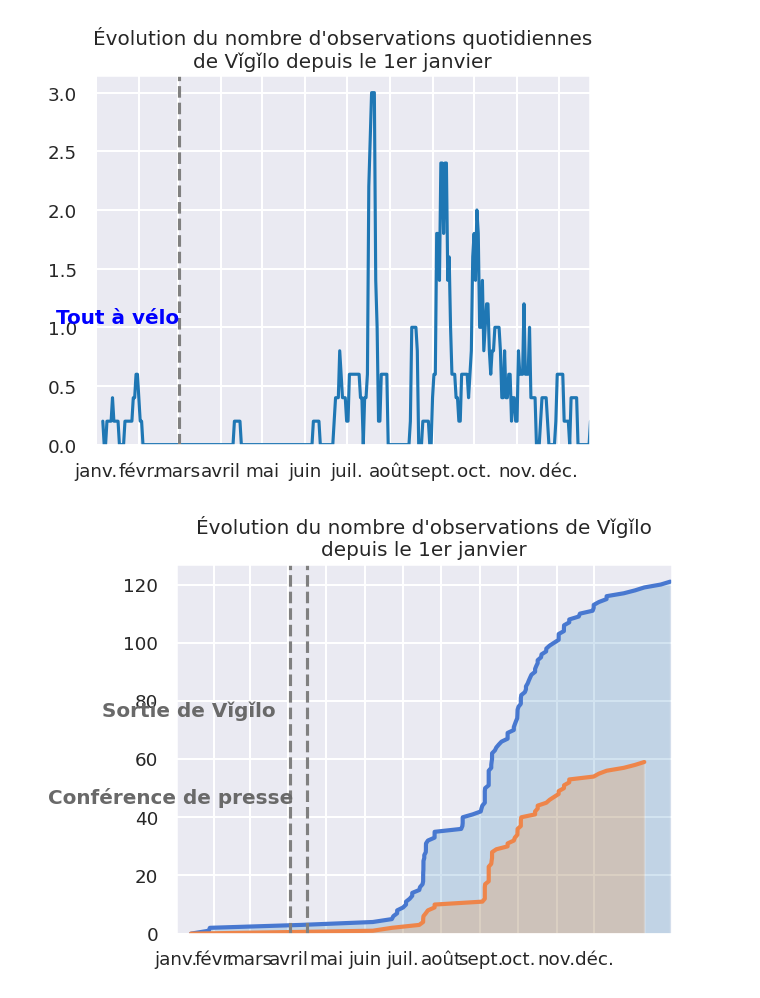
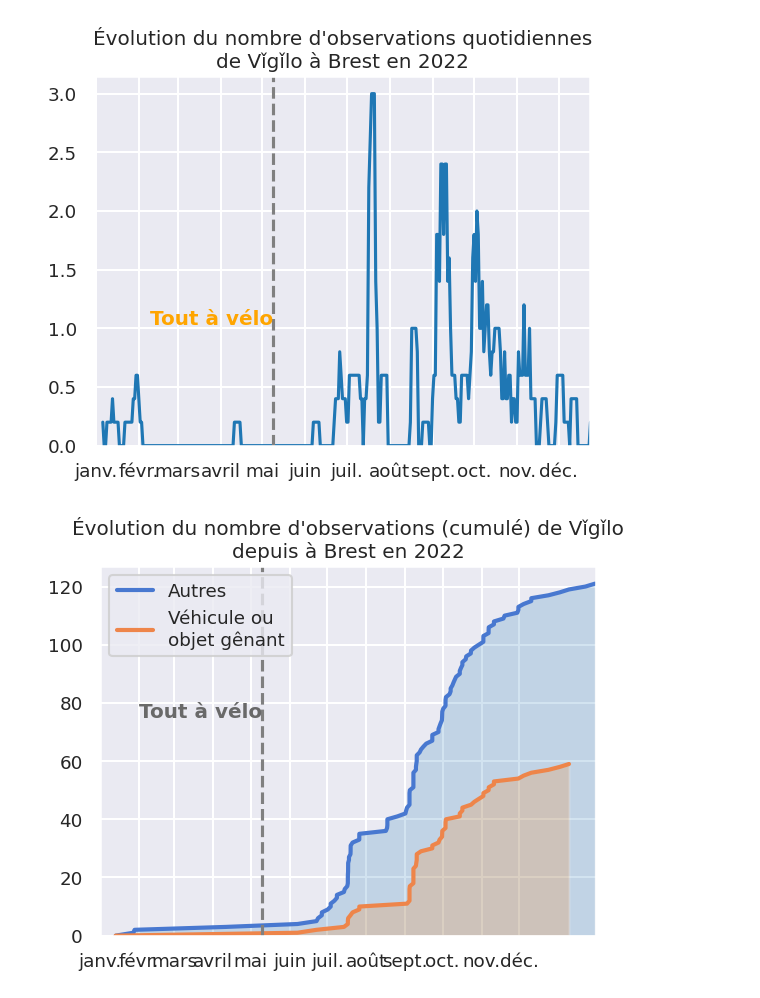
Before and after one commit to chenry02/vigilo-notebooks-bapav, a Jupyter notebook: vigilo_dashboard.ipynb, the cells around one changed output. Drawn from its saved outputs; the diff is of its cells as text; code cells hidden in the pictures.

```diff
--- a/vigilo_dashboard.ipynb
+++ b/vigilo_dashboard.ipynb
@@ -57,22 +57,22 @@ ax.set_xlim(0, count_smoothed.dropna().index.max())
 
 ylim = ax.get_ylim()
 if PLOT_VIGILO_RELEASE_DATE:
-    vigilo_release_date = datetime.datetime(year=2022, month=3, day=2).timetuple().tm_yday
+    vigilo_release_date = datetime.datetime(year=2022, month=5, day=9).timetuple().tm_yday
     ax.plot((vigilo_release_date, vigilo_release_date), (0, 10), '--', color='grey')
     ax.text(x=vigilo_release_date,
             y=1,
             s='Tout à vélo',
             horizontalalignment='right',
             verticalalignment='bottom',
-            color='blue',
+            color='orange',
             fontweight='bold')
 ax.set_ylim(0, ylim[1])
 
-plt.title("Évolution du nombre d'observations quotidiennes\nde Vǐgǐlo depuis le 1er janvier à Brest")
+plt.title("Évolution du nombre d'observations quotidiennes\nde Vǐgǐlo à Brest en 2022")
 
 plt.show()
 # %% [output]
-[figure, old version]
+[figure, new version]
 # %%
 # Afficher l'évolution du nombre d'observation depuis le premier janvier
 
@@ -92,48 +92,48 @@ ax.plot(x2, y2, color=orange, lw=3, label='Véhicule ou\nobjet gênant')
 ax.fill_between(x2, 0, y2, alpha=.2)
 
 ticks = [datetime.datetime(year=2022, month=x, day=1) for x in range(1, 13)]
-ticks_labels = [x.strftime('%b') for x in ticks]
+ticks_labels = [x.strftime('%h') for x in ticks]
 #plt.xticks(ticks, ticks_labels)
 #ticks = [datetime.datetime(year=2019, month=x, day=1).timetuple().tm_yday for x in range(1, 13)]
 #ticks_labels = [datetime.datetime(year=2019, month=x, day=1).strftime('%b') for x in range(1, 13)]
 plt.xticks(ticks, ticks_labels)
 ax.set_xlim(0, count_smoothed.dropna().index.max())
-#plt.gca().legend()
+plt.gca().legend()
 
 #ticks = [datetime.datetime(year=2019, month=x, day=1) for x in range(1, 13)]
 #ticks_labels = [x.strftime('%b') for x in ticks]
 #plt.xticks(ticks, ticks_labels)
 
 ylim = ax.get_ylim()
 
 if PLOT_VIGILO_RELEASE_DATE:
-    vigilo_release_date = datetime.datetime(year=2022, month=4, day=2)
+    vigilo_release_date = datetime.datetime(year=2022, month=5, day=10)
     ax.plot((vigilo_release_date, vigilo_release_date), (0, 1000000), '--', color='grey')
     ax.text(x=vigilo_release_date,
             y=80,
-            s='Sortie de Vǐgǐlo  ',
+            s='Tout à vélo',
             horizontalalignment='right',
             verticalalignment='top',
             color='dimgrey',
             fontweight='bold')
 
-if PLOT_VIGILO_PRESS_CONFERENCE_DATE:
+if 0:
     vigilo_release_date = datetime.datetime(year=2022, month=4, day=16)
     ax.plot((vigilo_release_date, vigilo_release_date), (0, 1000000), '--', color='grey')
     ax.text(x=vigilo_release_date,
             y=50,
             s='Conférence de presse  ',
             horizontalalignment='right',
             verticalalignment='top',
             color='dimgrey',
             fontweight='bold')
 
 ax.set_xlim(datetime.date(year=2022, month=1, day=1), max(x1) + datetime.timedelta(days=1))
 ax.set_ylim(0, ylim[1])
 
-plt.title("Évolution du nombre d'observations de Vǐgǐlo\ndepuis le 1er janvier")
+plt.title("Évolution du nombre d'observations (cumulé) de Vǐgǐlo\ndepuis à Brest en 2022")
 
 plt.show()
 # %% [output]
-[figure, old version]
+[figure, new version]
 # %%
```
Also changed, not shown: parts of 6 cells of this notebook.
